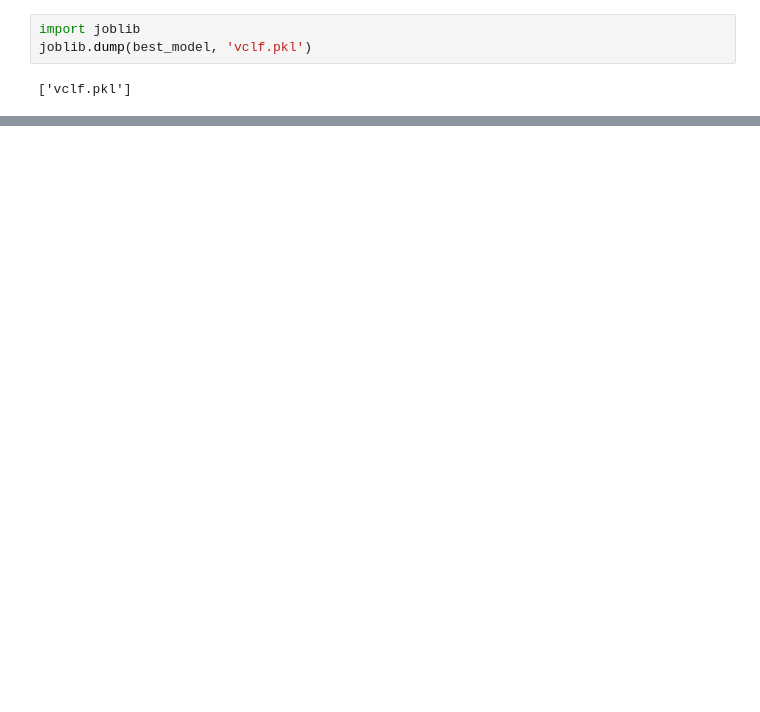
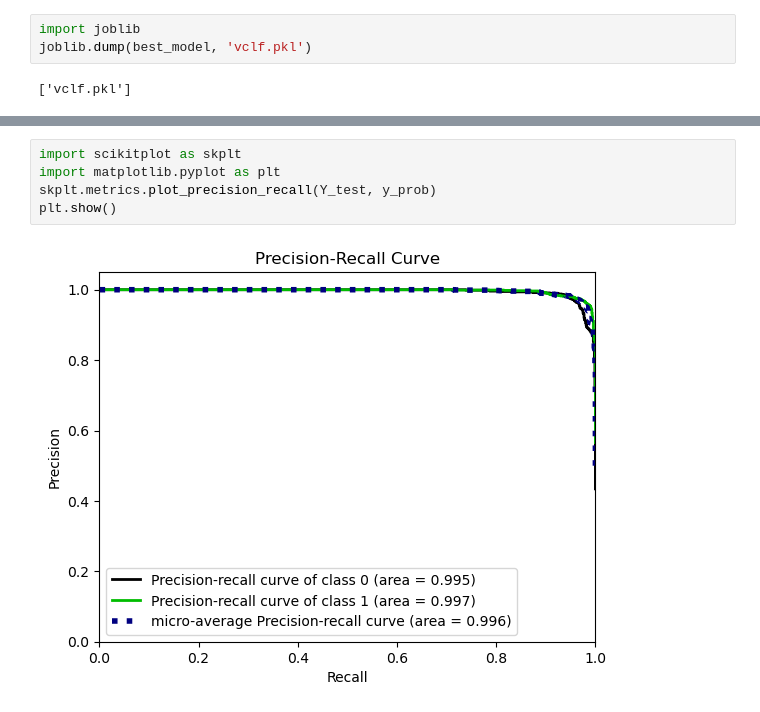
Before and after one commit to Viliusps/phishing-detection, a Jupyter notebook: VotingClassifier.ipynb, the cells around one changed output, grey strips where cells are left out. Cells and saved outputs as stored; diff of their text form; blank space fills up the shorter version.

```diff
--- a/VotingClassifier.ipynb
+++ b/VotingClassifier.ipynb
@@ -139,0 +180,7 @@ ModuleNotFoundError: No module named 'scikitplot'
+# %%
+import scikitplot as skplt
+import matplotlib.pyplot as plt
+skplt.metrics.plot_precision_recall(Y_test, y_prob)
+plt.show()
+# %% [output]
+[figure, added]
```
Also changed, not shown: parts of 13 cells of this notebook, 1 other file.
